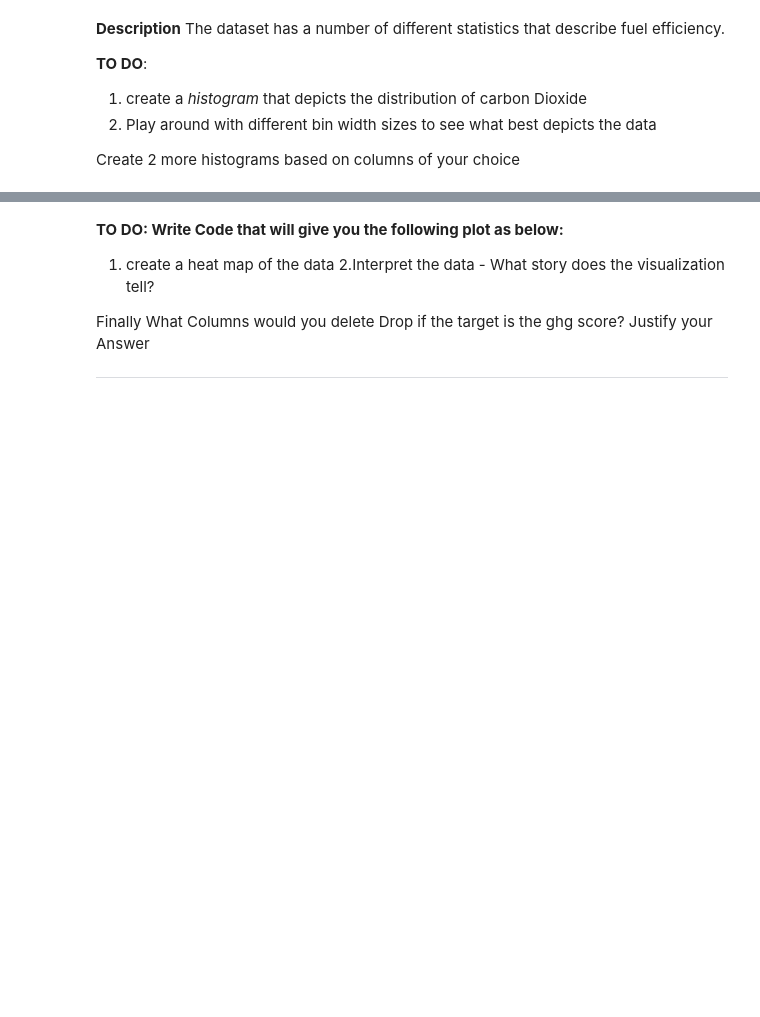
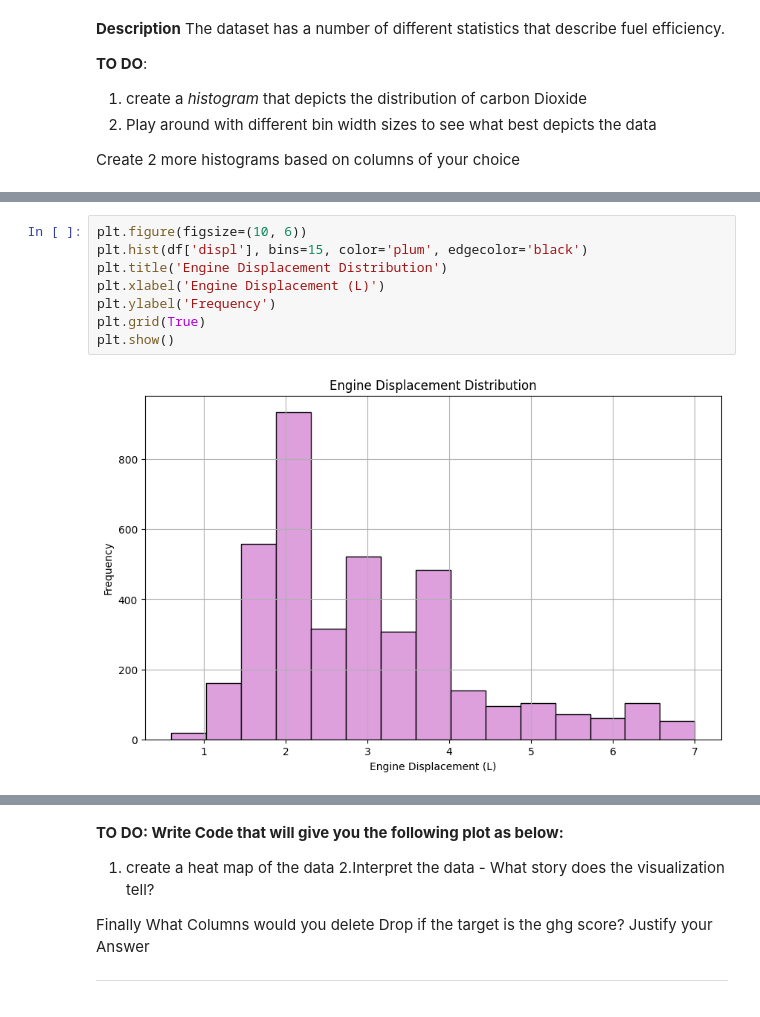
Before and after one commit to hirwaalu/plotting-project, a Jupyter notebook: Plotting_Assignment.ipynb, the cells around one changed output, grey strips where cells are left out. Drawn from its saved outputs; the diff is of its cells as text; blank space fills up the shorter version.

```diff
--- a/Plotting_Assignment.ipynb
+++ b/Plotting_Assignment.ipynb
@@ -45,0 +63,10 @@ Create 2 more histograms based on columns of your choice
+# %%
+plt.figure(figsize=(10, 6))
+plt.hist(df['displ'], bins=15, color='plum', edgecolor='black')
+plt.title('Engine Displacement Distribution')
+plt.xlabel('Engine Displacement (L)')
+plt.ylabel('Frequency')
+plt.grid(True)
+plt.show()
+# %% [output]
+[figure, added]
```
Also changed, not shown: parts of 12 cells of this notebook.
